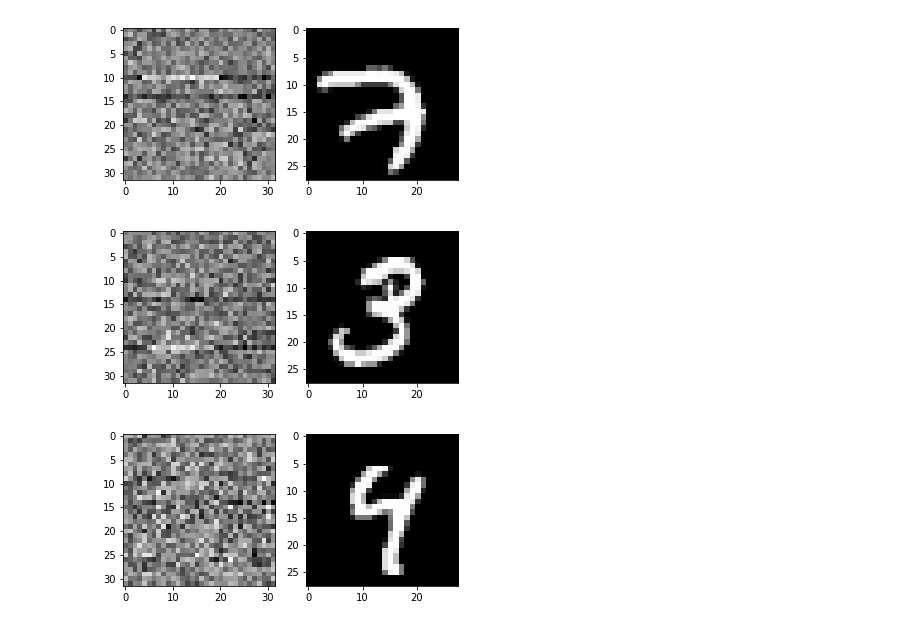
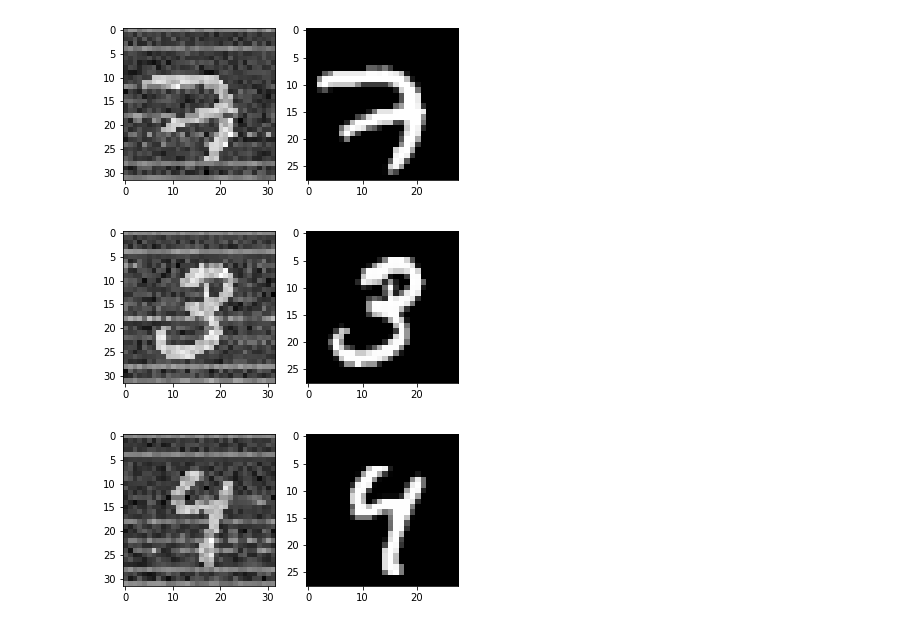
Before and after one commit to act65/mri-reconstruction, a Jupyter notebook: notebooks/learned-prior/vae-prior.ipynb, the cells around one changed output. Saved outputs shown, nothing was run; the diff lists cells and outputs as text; code cells hidden in the pictures.

```diff
--- a/notebooks/learned-prior/vae-prior.ipynb
+++ b/notebooks/learned-prior/vae-prior.ipynb
@@ -17,4 +35,4 @@ Extracting /tmp/MNIST_data/t10k-labels-idx1-ubyte.gz
 # %%
-nn = infovae.InfoVAE(6, 8, 4)
-d = int(0.10*32*32*1)
+y = nn(inputs)
+d = int(0.75*32*32*1)
 f = mri.MRI(N=d, stddev=0.0001)
@@ -42,13 +55,0 @@ opt = tf.train.AdamOptimizer(0.1)
-# %%
-def reconstruct(x, N=100, coeffs=[1,0,0,0]):
-    y = f(x)
-    r = tf.contrib.eager.Variable(tf.nn.sigmoid(tf.random_normal(tf.shape(x))))
-    for i in range(N):
-        grads, loss = calc_grad(r, y, coeffs)
-        opt.apply_gradients(zip(grads, [r]), global_step=tf.train.get_or_create_global_step())
-
-#         if i % 10 == 0:
-#             print('\rStep: {}, Recon loss: {:.4f}'.format(i, loss), end='', flush=True)
-#             plt.figure()
-#             plt.imshow(r[0, :, :, 0], interpolation='nearest', cmap='gray')
-    return r
@@ -63,0 +56,22 @@ checkpoint.restore(tf.train.latest_checkpoint(model_path))
+# %%
+saver = tf.train.Saver(nn.encoder.variables + nn.decoder.variables)
+model_path = '/media/act65/640a4914-fb27-4b69-acc6-2a2d569c900b/infovae/5'
+
+def reconstruct(x, N, coeffs):
+    y = f(inputs)
+    r = tf.Variable(tf.nn.sigmoid(tf.random_normal(tf.shape(x))))
+    loss = construct_loss(r, y, coeffs)
+    train_step = tf.train.AdamOptimizer(0.1).minimize(loss, var_list=[r])
+
+    with tf.Session() as sess:
+        sess.run(tf.global_variables_initializer())
+        saver.restore(sess, tf.train.latest_checkpoint(model_path))
+        for i in range(N):
+            sess.run(train_step, feed_dict={inputs: x})
+
+#             if i % N//10 == 0:
+#                 R = sess.run(r)
+#                 plt.figure()
+#                 plt.imshow(R[0,:,:,0])
+        R = sess.run(r)
+    return R
@@ -64,6 +102,6 @@ checkpoint.restore(tf.train.latest_checkpoint(model_path))
 # %%
-inputs = tf.constant(infovae.InfoVAE.preprocess(mnist.train.images[0:3, ...]))
-recon = reconstruct(inputs, 100, coeffs=[1,0,0,0])  # no regularisation, just the data
+x = infovae.InfoVAE.preprocess(mnist.train.images[0:3, ...])
+recon = reconstruct(x, 100, coeffs=[1,0,0,0])  # no regularisation, just the data
 
 for i in range(3):
     plt.figure()
@@ -76,3 +115,3 @@ Recon loss: 0.0060, Prior loss: 0.2742, Sparse loss: 524.1386, TV loss 517.0046
-[figure, old version]
+[figure, new version]
-[figure, old version]
+[figure, new version]
-[figure, old version]
+[figure, new version]
```
Also changed, not shown: parts of 15 cells of this notebook, 5 other files.
